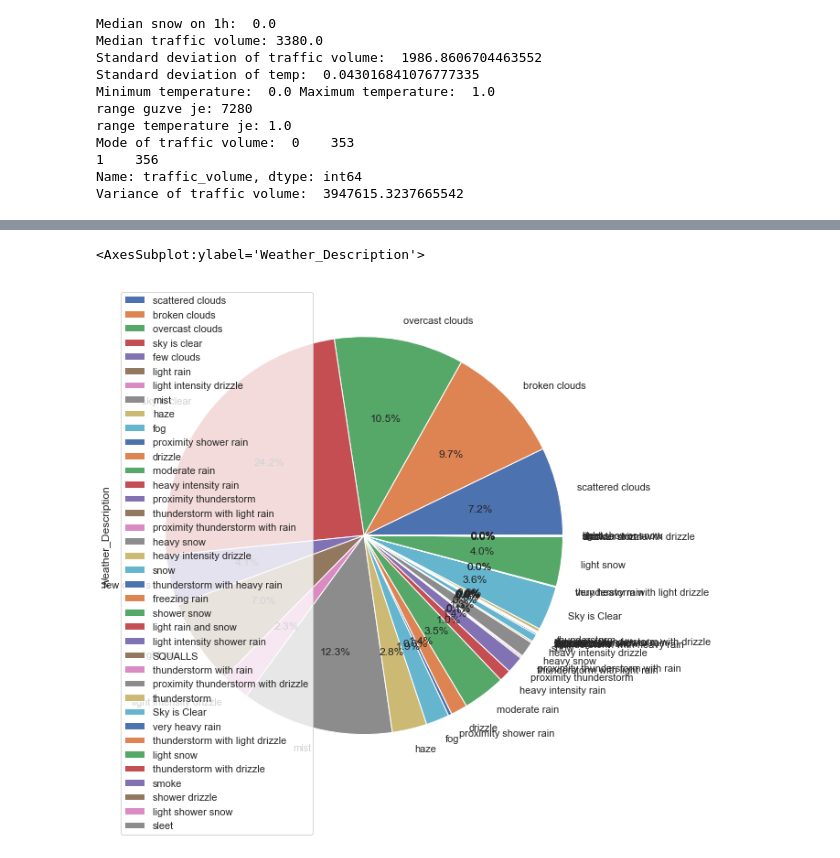
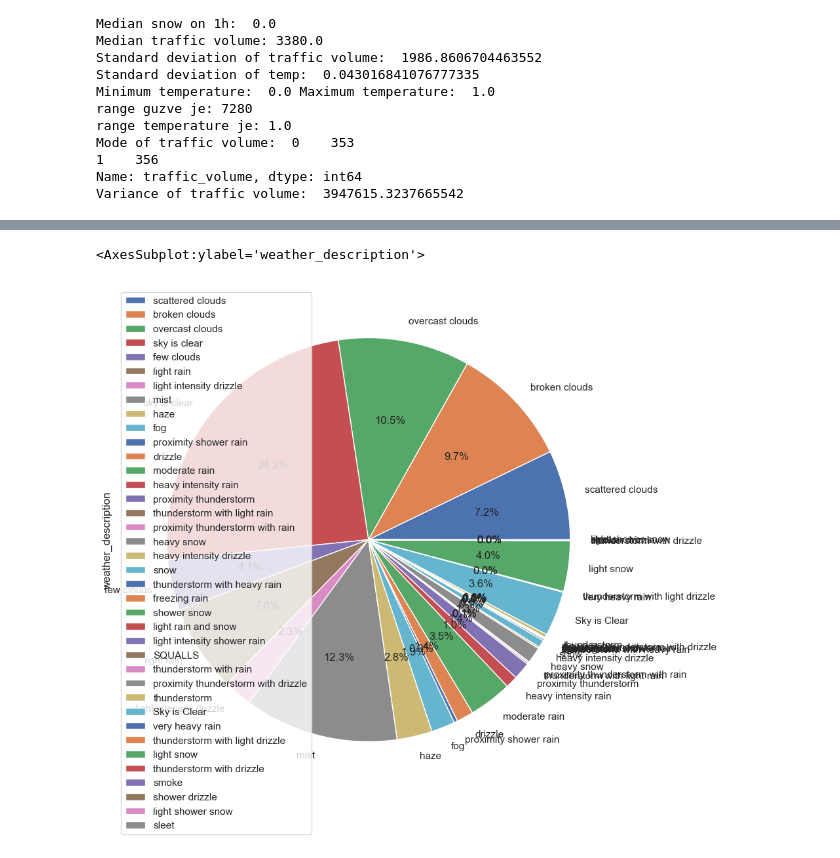
Before and after one commit to MrFICAX/Machine_Learning_Project_1, a Jupyter notebook: Projekat1_InProgress.ipynb, the cells around one changed output, grey strips where cells are left out. Drawn from its saved outputs; the diff is of its cells as text; code cells hidden in the pictures.

```diff
--- a/Projekat1_InProgress.ipynb
+++ b/Projekat1_InProgress.ipynb
@@ -10,9 +10,15 @@ import statistics
 from sklearn.preprocessing import OneHotEncoder
 from sklearn.compose import make_column_transformer
 from sklearn.preprocessing import OrdinalEncoder
+from sklearn.linear_model import LinearRegression
+from sklearn.metrics import mean_squared_error
+from sklearn.ensemble import RandomForestRegressor
+from sklearn.tree import DecisionTreeRegressor
+from sklearn.metrics import mean_absolute_error
+from sklearn.model_selection import train_test_split
 
 #Spajanje vise skupova podataka
-data=pd.read_csv("C:/Users/Nikola Petrovic/Desktop/ML/Machine_Learning_Projects/Metro_Interstate_Traffic_Volume.csv")
+data=pd.read_csv("Metro_Interstate_Traffic_Volume.csv")
 # %%
 #prikaz podataka
 data.head()
@@ -653,19 +802,19 @@ ValueError: Could not interpret input 'weather_Main'
 # %%
-type_counts = data['Weather_Description'].value_counts()
-df2 = pd.DataFrame({'Weather_Description': type_counts},
+type_counts = data['weather_description'].value_counts()
+df2 = pd.DataFrame({'weather_description': type_counts},
                      index = ['scattered clouds', 'broken clouds', 'overcast clouds', 'sky is clear',
     'few clouds', 'light rain', 'light intensity drizzle', 'mist', 'haze', 'fog',
     'proximity shower rain', 'drizzle', 'moderate rain', 'heavy intensity rain',
     'proximity thunderstorm', 'thunderstorm with light rain',
     'proximity thunderstorm with rain', 'heavy snow', 'heavy intensity drizzle',
     'snow', 'thunderstorm with heavy rain', 'freezing rain', 'shower snow',
     'light rain and snow', 'light intensity shower rain', 'SQUALLS',
     'thunderstorm with rain', 'proximity thunderstorm with drizzle',
     'thunderstorm', 'Sky is Clear', 'very heavy rain',
     'thunderstorm with light drizzle', 'light snow',
     'thunderstorm with drizzle', 'smoke', 'shower drizzle', 'light shower snow',
     'sleet'])
-df2.plot.pie(y='Weather_Description', figsize=(10,10), autopct='%1.1f%%')
+df2.plot.pie(y='weather_description', figsize=(10,10), autopct='%1.1f%%')
 # %% [output]
-<AxesSubplot:ylabel='Weather_Description'>
+<AxesSubplot:ylabel='weather_description'>
-[figure, old version]
+[figure, new version]
```
Also changed, not shown: parts of 25 cells of this notebook.
